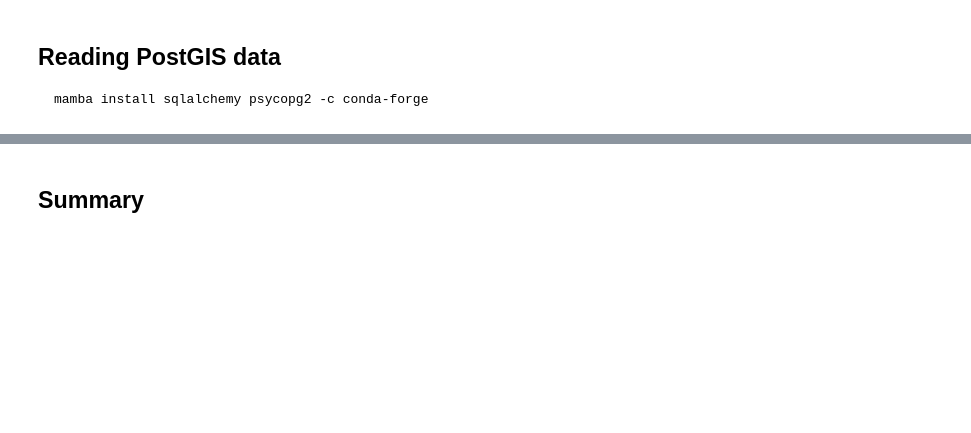
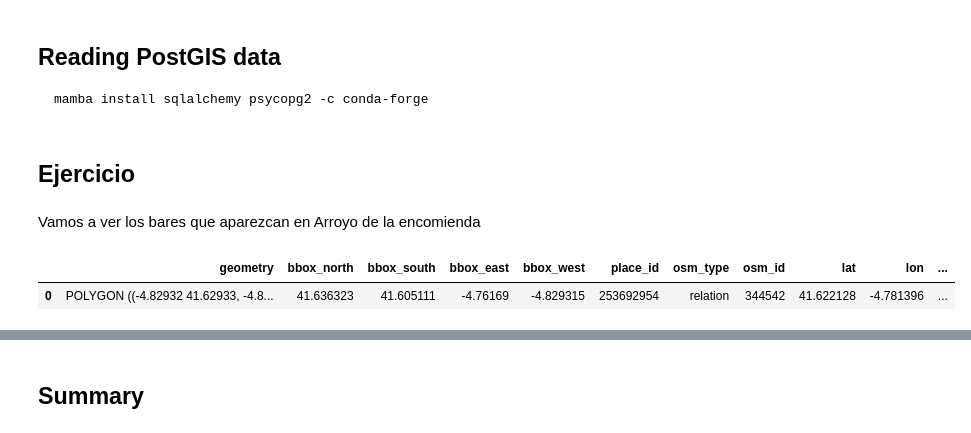
Before and after one commit to Pablomir16/GEOG-414_practicas, a Jupyter notebook: gee/04_local_data_PMG.ipynb, the cells around one changed output, grey strips where cells are left out. Saved outputs shown, nothing was run; the diff lists cells and outputs as text; code cells hidden in the pictures; blank space fills up the shorter version.

```diff
--- a/gee/04_local_data_PMG.ipynb
+++ b/gee/04_local_data_PMG.ipynb
@@ -713,3 +719,13 @@ Map.add_gdf_from_postgis(
     sql, con, layer_name="NYC Neighborhoods", fill_colors=["red", "green", "blue"]
 )
 Map
+# %% [markdown]
+## Ejercicio
+# %% [markdown]
+Vamos a ver los bares que aparezcan en Arroyo de la encomienda
+# %%
+gdf = geemap.osm_to_gdf("Arroyo de la Encomienda")
+gdf
+# %% [output]
+|  | geometry | bbox_north | bbox_south | bbox_east | bbox_west | place_id | osm_type | osm_id | lat | lon | ... |
+| 0 | POLYGON ((-4.82932 41.62933, -4.8... | 41.636323 | 41.605111 | -4.76169 | -4.829315 | 253692954 | relation | 344542 | 41.622128 | -4.781396 | ... |
```
Also changed, not shown: parts of 11 cells of this notebook, 26 other files.
